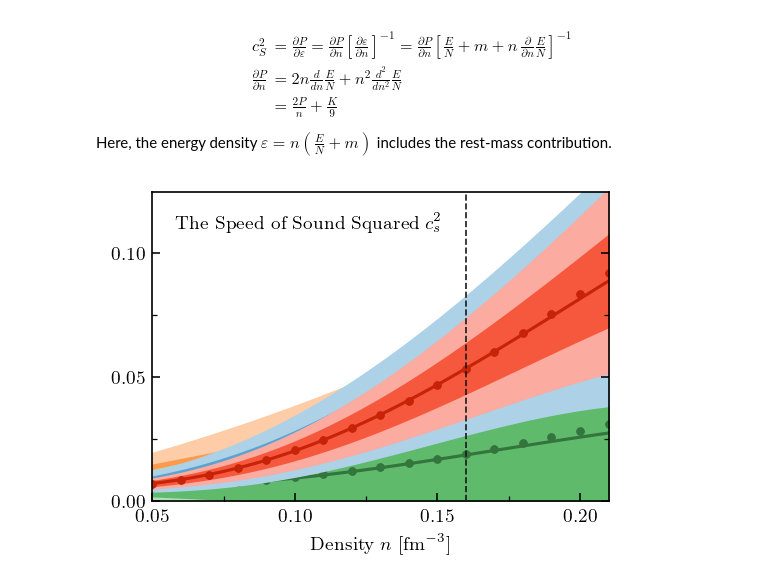
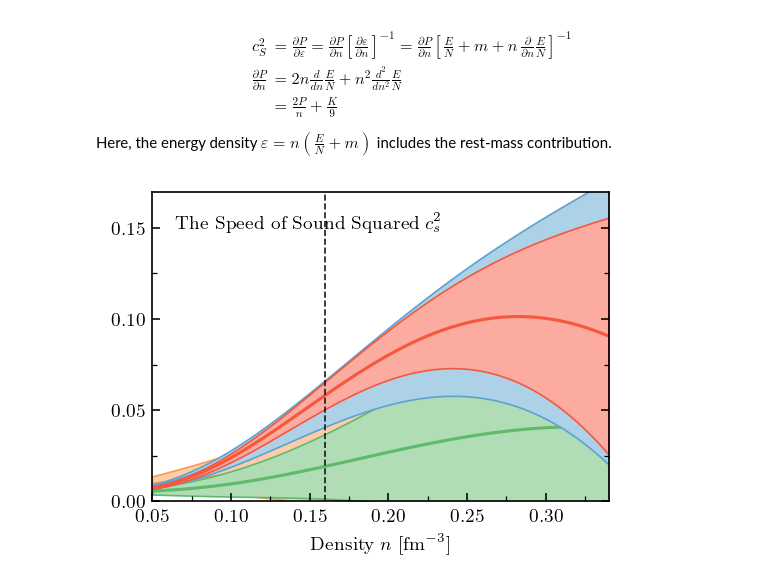
Before and after one commit to buqeye/nuclear-matter-convergence, a Jupyter notebook: analysis/derivatives-bands.ipynb, the cells around one changed output. Drawn from its saved outputs; the diff is of its cells as text; code cells hidden in the pictures.

Commit message:
Update figures

```diff
--- a/analysis/derivatives-bands.ipynb
+++ b/analysis/derivatives-bands.ipynb
@@ -474,0 +487,2 @@ array([0.07662903, 0.08454887, 0.09210799, 0.09945434, 0.10670096,
+# %%
+err_y_d = np.sqrt(err_y_n**2 + err_y_s**2)
@@ -475,2 +498,2 @@ array([0.07662903, 0.08454887, 0.09210799, 0.09945434, 0.10670096,
 # %%
-err_y_n = err_y_s = err_y_d = 1e-2
+# err_y_n = err_y_s = err_y_d = 1e-2
@@ -836,15 +1001,0 @@ ax.set_ylabel(r'$\frac{d^2}{dk^2} E/N$ [MeV]');
-# %%
-fig, ax = plt.subplots(1, 1, sharey=True, sharex=True, figsize=(3.4, 3.4))
-for i, n in enumerate(orders):
-    plot_obs_vs_density(
-        density_all,
-        obs_sym_energy.get_pred(order=n, deriv=0),
-        obs_sym_energy.get_std(order=n, deriv=0, include_trunc=True),
-        ax=ax,
-        color_68=colors[i],
-        color_95=light_colors[i],
-        c=dark_colors[i],
-        add_nsat=i==0,
-        zorder=i/10
-    )
-ax.set_ylabel(r'$S_2$ [MeV]');
@@ -1301,6 +1539,9 @@ from matplotlib.ticker import MultipleLocator, AutoMinorLocator, MaxNLocator
 import matplotlib.patches as mpatches
 # %%
 fig, ax = plt.subplots(1, 1, sharey=True, sharex=True, figsize=(3.4, 2.5))
+
+speed_of_sounds = []
+speed_of_sound_stds = []
 for i, n in enumerate(orders):
     E_per_N_samples_n = obs_neutron.draw_sample(order=n, num_samp=500)
     speed_of_sound_samples = compute_speed_of_sound(
@@ -1313,6 +1554,8 @@ for i, n in enumerate(orders):
     )
     speed_of_sound_mean = np.nanmean(speed_of_sound_samples, axis=0)
     speed_of_sound_std = np.nanstd(speed_of_sound_samples, axis=0)
+    speed_of_sounds.append(speed_of_sound_mean)
+    speed_of_sound_stds.append(speed_of_sound_std)
 
 #     speed_of_sound_alt_diff = compute_speed_of_sound(
 #         obs_neutron.density,
@@ -1328,39 +1571,47 @@ for i, n in enumerate(orders):
 #         E=obs_neutron.finite_difference(order=n, deriv=0, wrt_kf=False),
 #         dE=obs_neutron.finite_difference(order=n, deriv=1, wrt_kf=False),
 #         d2E=obs_neutron.finite_difference(order=n, deriv=2, wrt_kf=False),
 #         mass=mass_neutron,
 #         wrt_kf=False,
 #     )
     speed_of_sound_alt_diff = compute_speed_of_sound(
         obs_neutron.density,
         obs_neutron.kf,
         E=obs_neutron.poly_interp(order=n, deriv=0, wrt_kf=False),
         dE=obs_neutron.poly_interp(order=n, deriv=1, wrt_kf=False),
         d2E=obs_neutron.poly_interp(order=n, deriv=2, wrt_kf=False),
         mass=mass_neutron,
         wrt_kf=False,
     )
 
     plot_obs_vs_density(
         density_all,
         speed_of_sound_mean,
         speed_of_sound_std,
         ax=ax,
-        color_68=colors[i],
-        color_95=light_colors[i],
-        c=dark_colors[i],
+#         color_68=colors[i],
+#         color_95=light_colors[i],
+#         c=dark_colors[i],
+        color_68=light_colors[i],
+        c=colors[i],
+        edgecolor=colors[i],
         add_nsat=i==0,
         zorder=i/10,
-        density_data=obs_neutron.density,
-        y_data=speed_of_sound_alt_diff,
+#         density_data=obs_neutron.density,
+#         y_data=speed_of_sound_alt_diff,
+        fillstyle='none',
+        markeredgewidth=0.5,
+    )
 
-    )
+
+speed_of_sounds = np.array(speed_of_sounds).T
+speed_of_sound_stds = np.array(speed_of_sound_stds).T
 ax.yaxis.set_major_locator(MultipleLocator(0.05))
 ax.yaxis.set_minor_locator(AutoMinorLocator(2))
-ax.set_ylim(0, 0.125)
+ax.set_ylim(0, 0.17)
 ax.tick_params(right=True, which='both')
 ax.text(0.05, 0.92, s='The Speed of Sound Squared $c_s^2$', transform=ax.transAxes, ha='left', va='top');
-fig.savefig('speed_of_sound')
+fig.savefig(join(fig_path, f'speed_of_sound_Lambda-{Lambda}'))
 # ax.set_ylabel('Speed of Sound');
 # %% [output]
-[figure, old version]
+[figure, new version]
```
Also changed, not shown: parts of 90 cells of this notebook.
